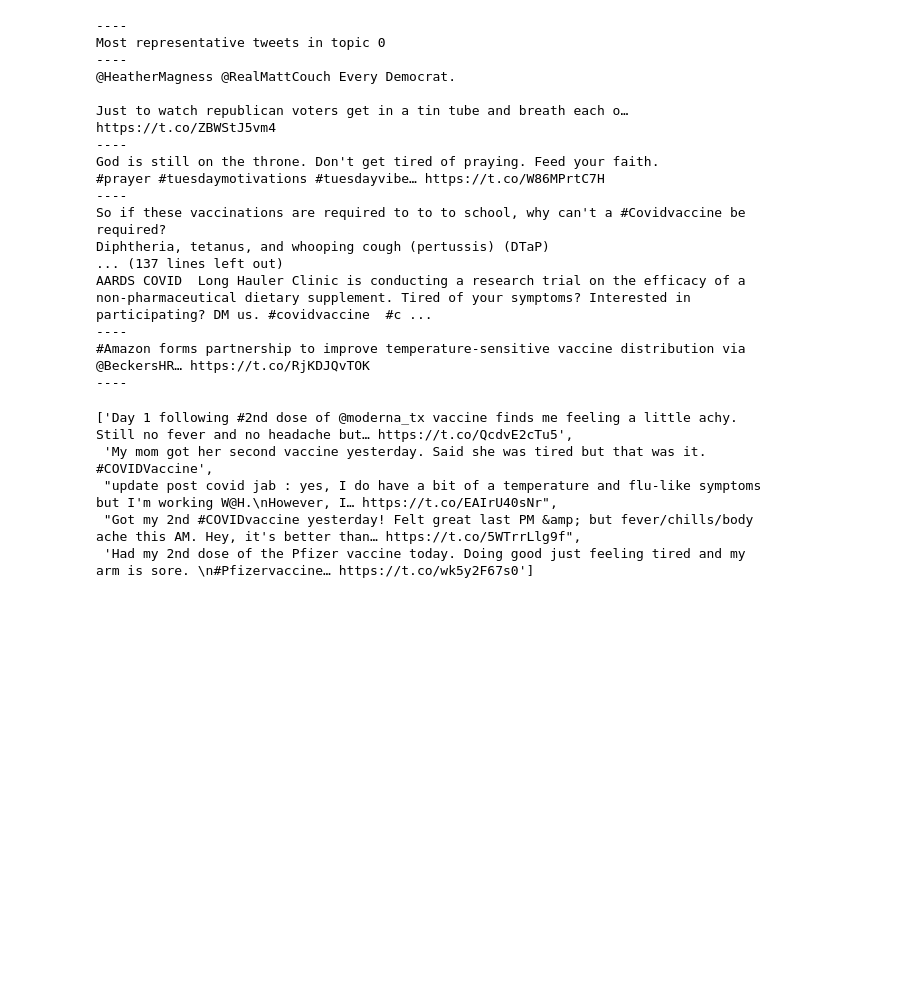
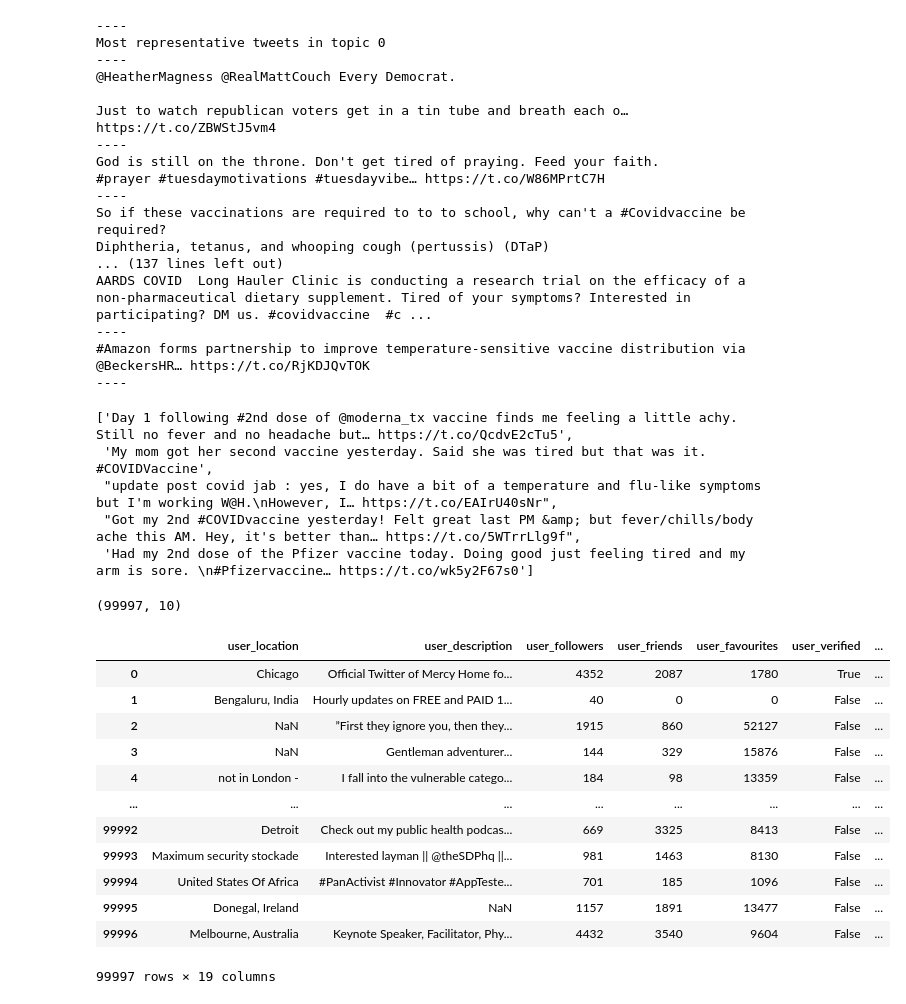
Before and after one commit to OJWatson/InfecTech_Ideathon, a Jupyter notebook: src/tweet_analysis/text_cleaning.ipynb, the cells around one changed output. Saved outputs shown, nothing was run; the diff lists cells and outputs as text; code cells hidden in the pictures; blank space fills up the shorter version.

```diff
--- a/src/tweet_analysis/text_cleaning.ipynb
+++ b/src/tweet_analysis/text_cleaning.ipynb
@@ -343,3 +345,23 @@ list(symptomatic_tweets_topics[((symptomatic_tweets_topics.topic_4 > 0.7) | (sym
  "update post covid jab : yes, I do have a bit of a temperature and flu-like symptoms but I'm working W@H.\nHowever, I… https://t.co/EAIrU40sNr",
  "Got my 2nd #COVIDvaccine yesterday! Felt great last PM &amp; but fever/chills/body ache this AM. Hey, it's better than… https://t.co/5WTrrLlg9f",
  'Had my 2nd dose of the Pfizer vaccine today. Doing good just feeling tired and my arm is sore. \n#Pfizervaccine… https://t.co/wk5y2F67s0']
+# %%
+topic_embeddings.shape
+# %% [output]
+(99997, 10)
+# %%
+tweets_topics.to_csv('tweets_and_topics.csv', index=False)
+# %% [output]
+|  | user_location | user_description | user_followers | user_friends | user_favourites | user_verified | ... |
+| 0 | Chicago | Official Twitter of Mercy Home fo... | 4352 | 2087 | 1780 | True | ... |
+| 1 | Bengaluru, India | Hourly updates on FREE and PAID 1... | 40 | 0 | 0 | False | ... |
+| 2 | NaN | ”First they ignore you, then they... | 1915 | 860 | 52127 | False | ... |
+| 3 | NaN | Gentleman adventurer... | 144 | 329 | 15876 | False | ... |
+| 4 | not in London - | I fall into the vulnerable catego... | 184 | 98 | 13359 | False | ... |
+| ... | ... | ... | ... | ... | ... | ... | ... |
+| 99992 | Detroit | Check out my public health podcas... | 669 | 3325 | 8413 | False | ... |
+| 99993 | Maximum security stockade | Interested layman || @theSDPhq ||... | 981 | 1463 | 8130 | False | ... |
+| 99994 | United States Of Africa | #PanActivist #Innovator #AppTeste... | 701 | 185 | 1096 | False | ... |
+| 99995 | Donegal, Ireland | NaN | 1157 | 1891 | 13477 | False | ... |
+| 99996 | Melbourne, Australia | Keynote Speaker, Facilitator, Phy... | 4432 | 3540 | 9604 | False | ... |
+99997 rows × 19 columns
```
Also changed, not shown: parts of 1 cell of this notebook, 7 other files.
